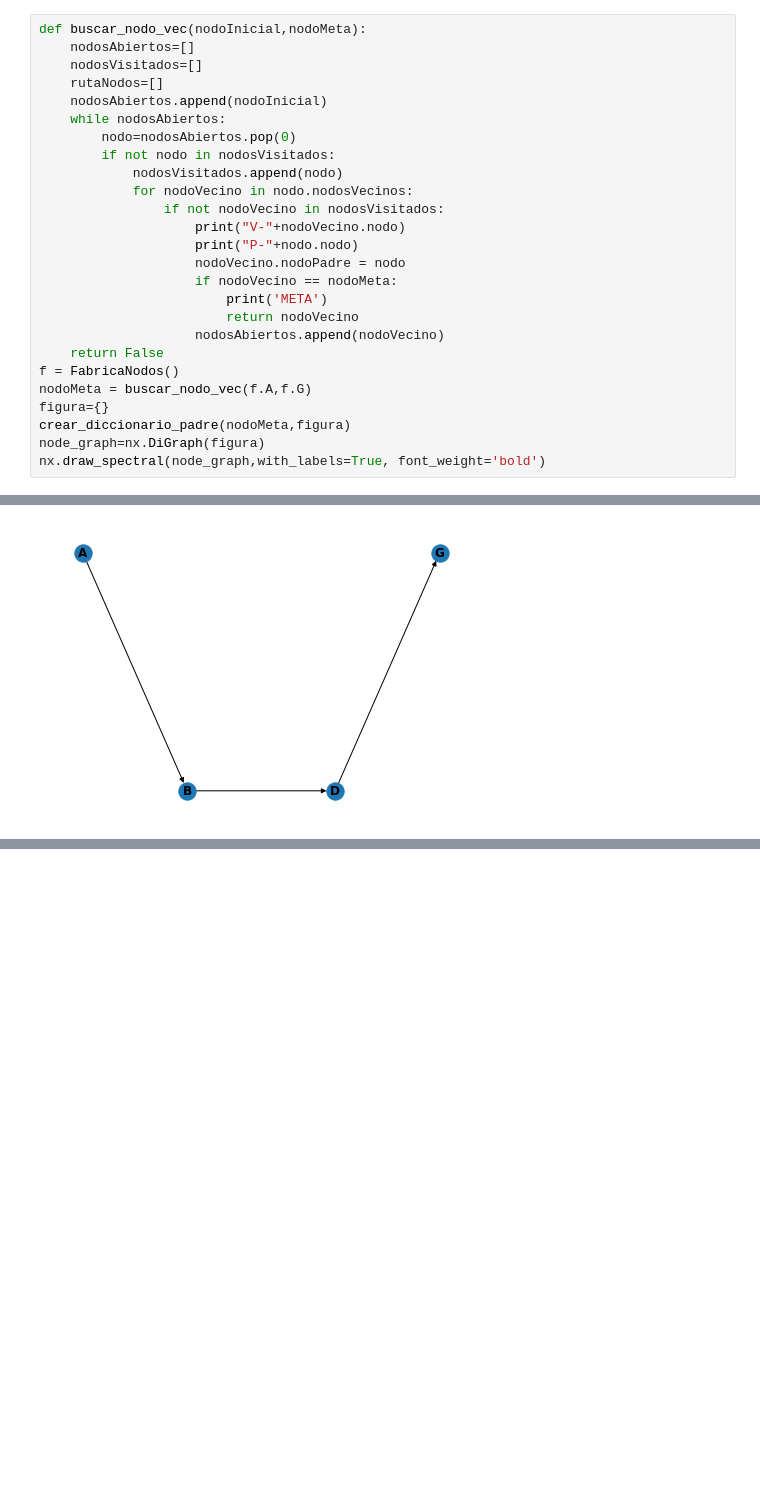
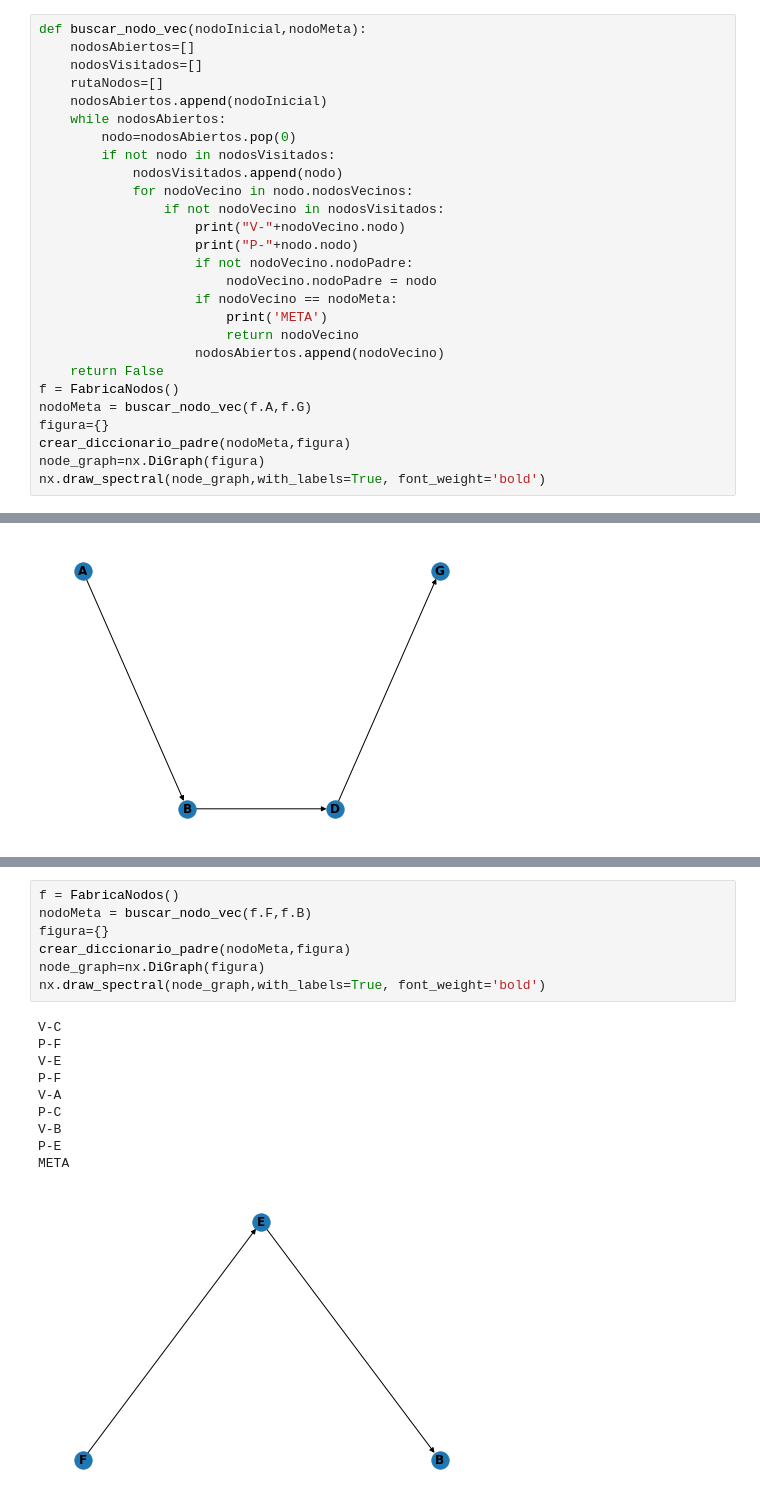
Before and after one commit to miguelalejo/IA_MachineLearning_Python, a Jupyter notebook: RazonamientoPlanificacion/GhrapTreeNode.ipynb, the cells around one changed output, grey strips where cells are left out. Saved outputs shown, nothing was run; the diff lists cells and outputs as text; blank space fills up the shorter version.

```diff
--- a/RazonamientoPlanificacion/GhrapTreeNode.ipynb
+++ b/RazonamientoPlanificacion/GhrapTreeNode.ipynb
@@ -157,7 +165,8 @@ def buscar_nodo_vec(nodoInicial,nodoMeta):
                 if not nodoVecino in nodosVisitados:
                     print("V-"+nodoVecino.nodo)
                     print("P-"+nodo.nodo)
-                    nodoVecino.nodoPadre = nodo
+                    if not nodoVecino.nodoPadre:
+                        nodoVecino.nodoPadre = nodo
                     if nodoVecino == nodoMeta:
                         print('META')
                         return nodoVecino
@@ -210,0 +220,18 @@ RecursionError: maximum recursion depth exceeded
+# %%
+f = FabricaNodos()
+nodoMeta = buscar_nodo_vec(f.F,f.B)
+figura={}
+crear_diccionario_padre(nodoMeta,figura)
+node_graph=nx.DiGraph(figura)
+nx.draw_spectral(node_graph,with_labels=True, font_weight='bold')
+# %% [output]
+V-C
+P-F
+V-E
+P-F
+V-A
+P-C
+V-B
+P-E
+META
+[figure, added]
```
Also changed, not shown: parts of 2 cells of this notebook.
